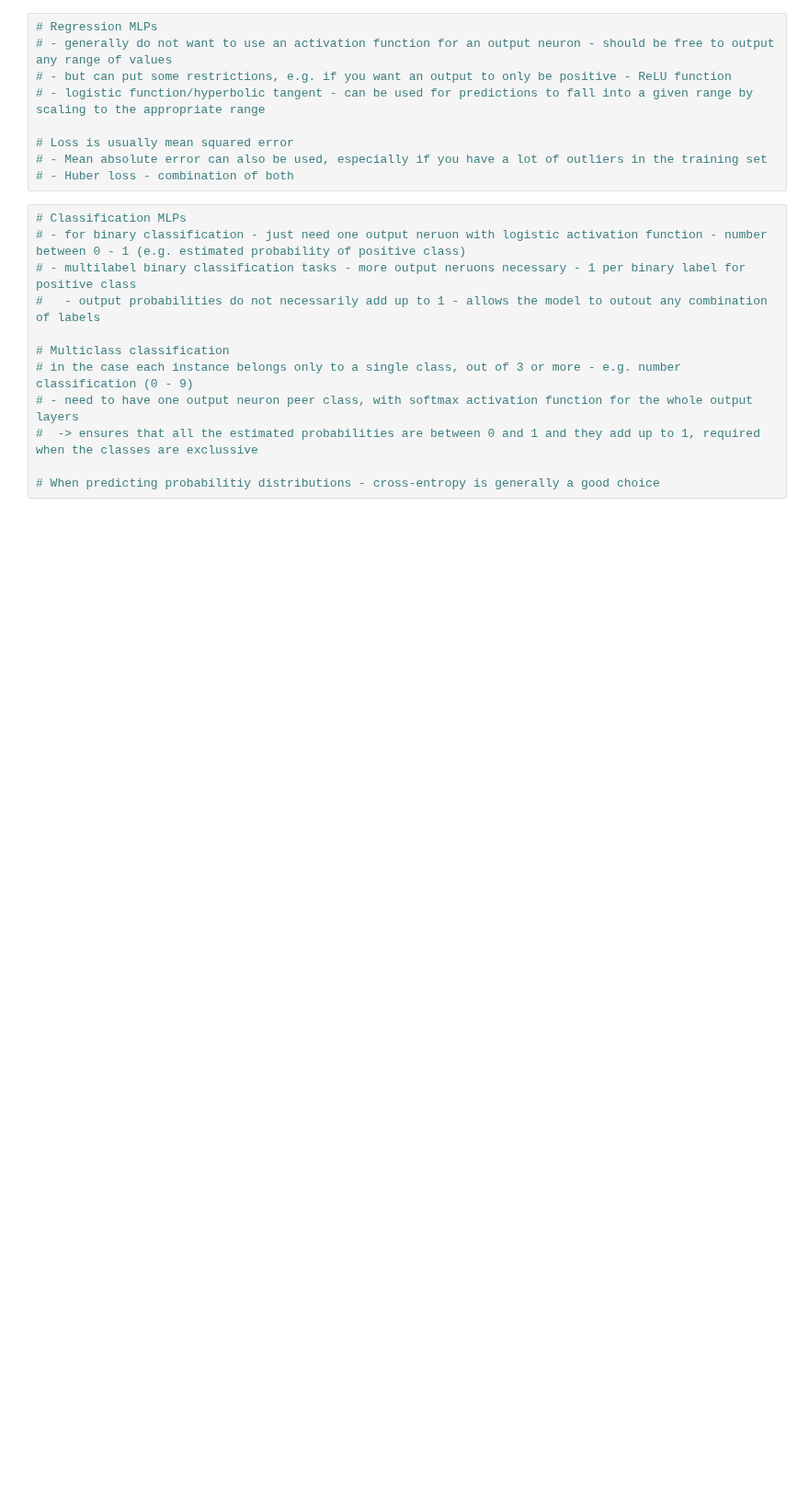
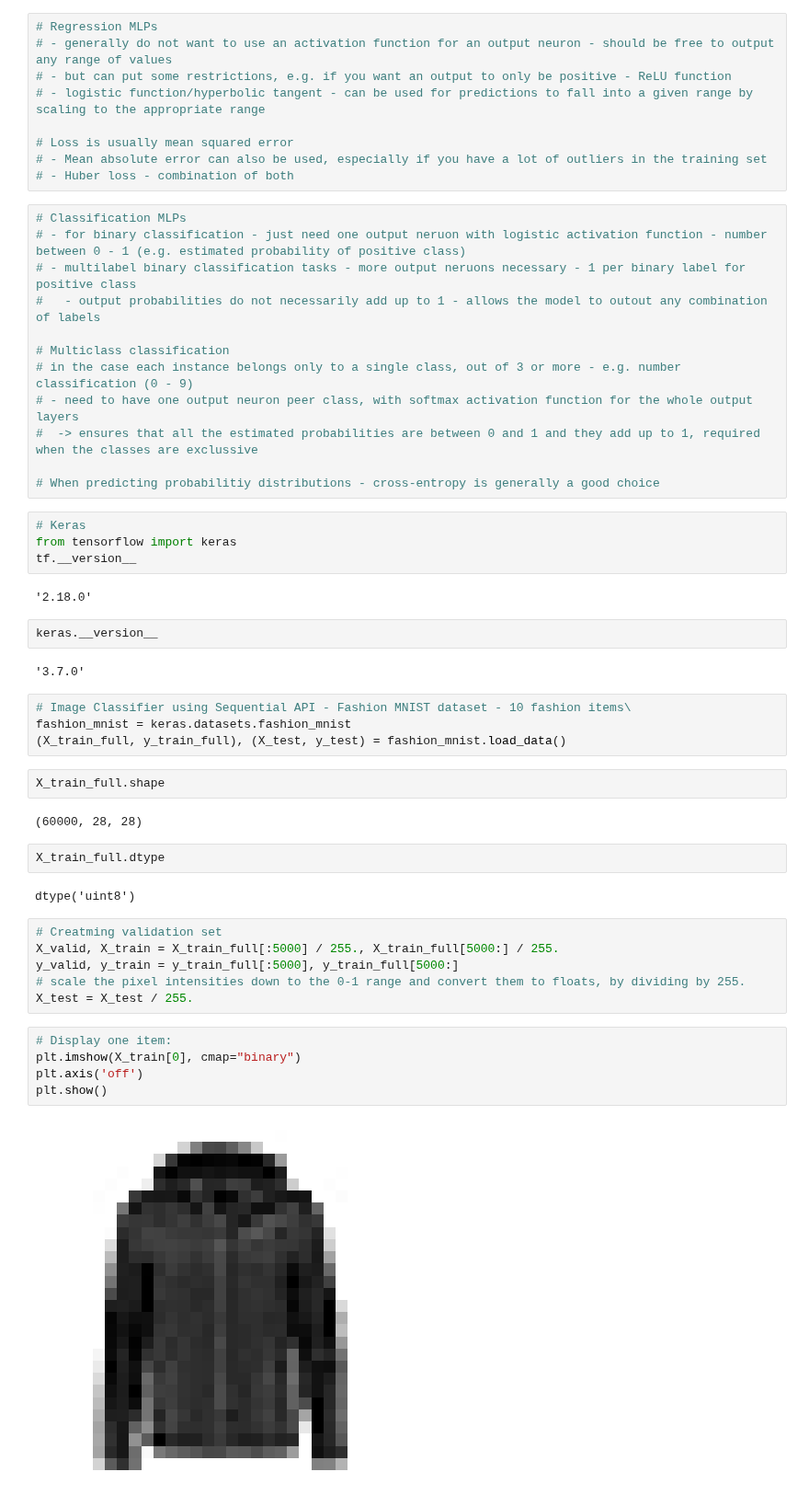
Before and after one commit to jonskerlj/ml_review, a Jupyter notebook: 10_NN_with_keras.ipynb, the cells around one changed output. Shown at 92% size. Saved outputs shown, nothing was run; the diff lists cells and outputs as text; blank space fills up the shorter version.

```diff
--- a/10_NN_with_keras.ipynb
+++ b/10_NN_with_keras.ipynb
@@ -107,3 +209,38 @@ array([1])
 #  -> ensures that all the estimated probabilities are between 0 and 1 and they add up to 1, required when the classes are exclussive
 
 # When predicting probabilitiy distributions - cross-entropy is generally a good choice
+# %%
+# Keras
+from tensorflow import keras
+tf.__version__
+# %% [output]
+'2.18.0'
+# %%
+keras.__version__
+# %% [output]
+'3.7.0'
+# %%
+# Image Classifier using Sequential API - Fashion MNIST dataset - 10 fashion items\
+fashion_mnist = keras.datasets.fashion_mnist
+(X_train_full, y_train_full), (X_test, y_test) = fashion_mnist.load_data()
+# %%
+X_train_full.shape
+# %% [output]
+(60000, 28, 28)
+# %%
+X_train_full.dtype
+# %% [output]
+dtype('uint8')
+# %%
+# Creatming validation set
+X_valid, X_train = X_train_full[:5000] / 255., X_train_full[5000:] / 255.
+y_valid, y_train = y_train_full[:5000], y_train_full[5000:]
+# scale the pixel intensities down to the 0-1 range and convert them to floats, by dividing by 255.
+X_test = X_test / 255.
+# %%
+# Display one item:
+plt.imshow(X_train[0], cmap="binary")
+plt.axis('off')
+plt.show()
+# %% [output]
+[figure, added]
```
Also changed, not shown: parts of 24 cells of this notebook, 1 other file.
